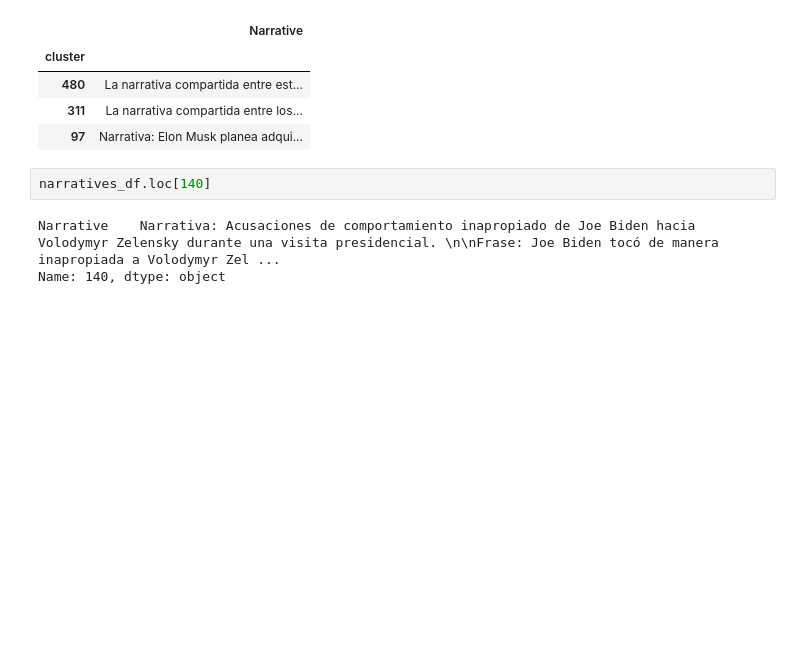
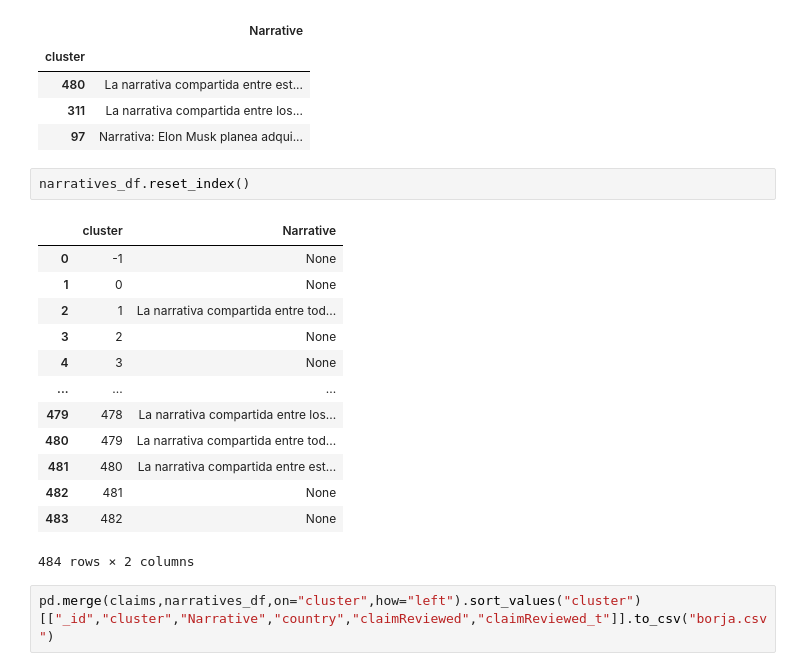
Before and after one commit to blozano-newtral/DISINFTRUST, a Jupyter notebook: notebooks/openai narratives.ipynb, the cells around one changed output. Drawn from its saved outputs; the diff is of its cells as text; blank space fills up the shorter version.

```diff
--- a/notebooks/openai narratives.ipynb
+++ b/notebooks/openai narratives.ipynb
@@ -139,7 +135,20 @@ narratives_df[narratives_df.Narrative.notna()].sample(3)
 | 311 | La narrativa compartida entre los... |
 | 97 | Narrativa: Elon Musk planea adqui... |
 # %%
-narratives_df.loc[140]
+narratives_df.reset_index()
 # %% [output]
+|  | cluster | Narrative |
+| 0 | -1 | None |
+| 1 | 0 | None |
+| 2 | 1 | La narrativa compartida entre tod... |
+| 3 | 2 | None |
+| 4 | 3 | None |
+| ... | ... | ... |
+| 479 | 478 | La narrativa compartida entre los... |
+| 480 | 479 | La narrativa compartida entre tod... |
+| 481 | 480 | La narrativa compartida entre est... |
+| 482 | 481 | None |
+| 483 | 482 | None |
-Narrative    Narrativa: Acusaciones de comportamiento inapropiado de Joe Biden hacia Volodymyr Zelensky durante una visita presidencial. \n\nFrase: Joe Biden tocó de manera inapropiada a Volodymyr Zel ...
-Name: 140, dtype: object
+484 rows × 2 columns
+# %%
+pd.merge(claims,narratives_df,on="cluster",how="left").sort_values("cluster")[["_id","cluster","Narrative","country","claimReviewed","claimReviewed_t"]].to_csv("borja.csv")
```
Also changed, not shown: parts of 1 cell of this notebook, 2 other files.
